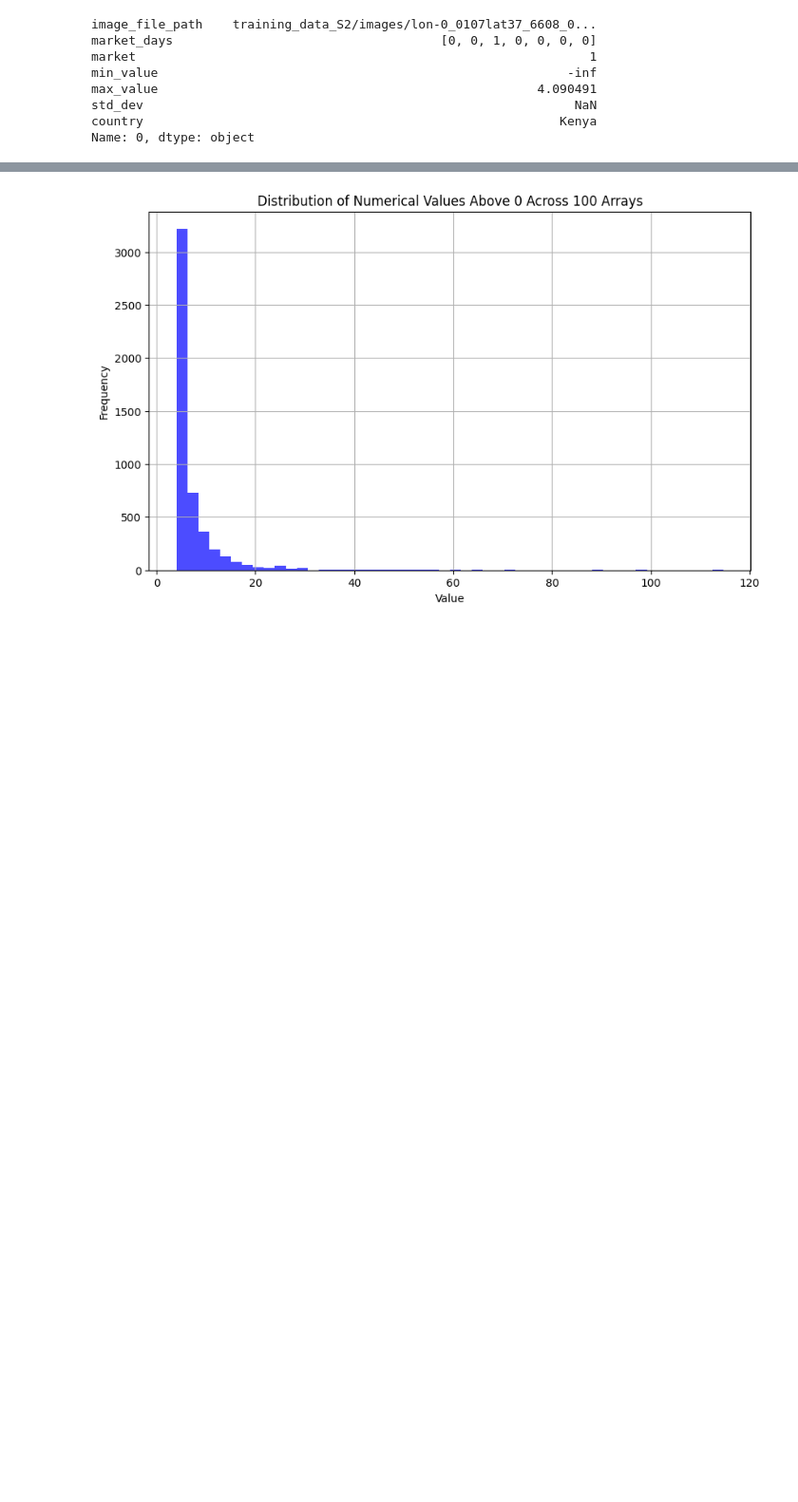
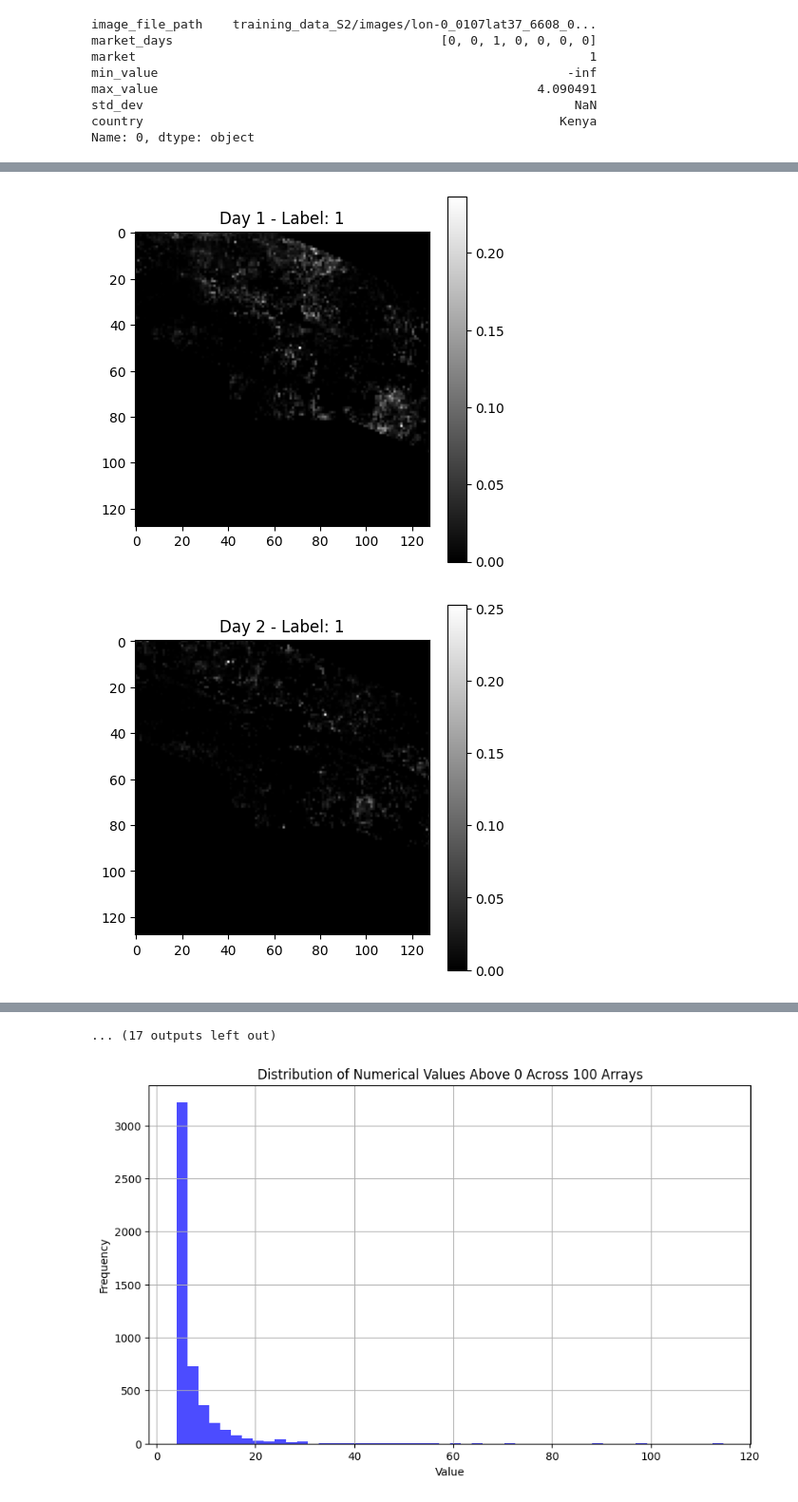
Before and after one commit to pauldingus/mai_cnn, a Jupyter notebook: data_explorer.ipynb, the cells around one changed output, grey strips where cells are left out. Shown at 95% size. Cells and saved outputs as stored; diff of their text form; code cells hidden in the pictures; blank space fills up the shorter version.

```diff
--- a/data_explorer.ipynb
+++ b/data_explorer.ipynb
@@ -62,0 +68,23 @@ plt.show()
+# %%
+builder = TFDatasetBuilder(scaling='minmax')
+
+# Build datasets
+train_ds, _, _ = builder.build_datasets(
+    train_split=0.70,
+    val_split=0.15,
+    sample_size=100,
+    batch_size=32,
+)
+
+# Retrieve one batch from the train dataset
+# For demonstration, we'll just take one iteration
+for images, labels in train_ds.take(4):
+    for j in range(7):
+        plt.figure(figsize=(5, 5))
+        plt.imshow(images[0, j, :, :, 0], cmap='gray')
+        plt.title(f'Day {j+1} - Label: {labels[0].numpy()}')
+        plt.colorbar()
+        plt.show()
+# %% [output]
+[figure, added]
+[figure, added]
@@ -63,3 +101,4 @@ plt.show()
+... (17 outputs left out)
 # %%
 arrays = []
 for idx in range(100):
```
Also changed, not shown: parts of 8 cells of this notebook, 19 other files.
